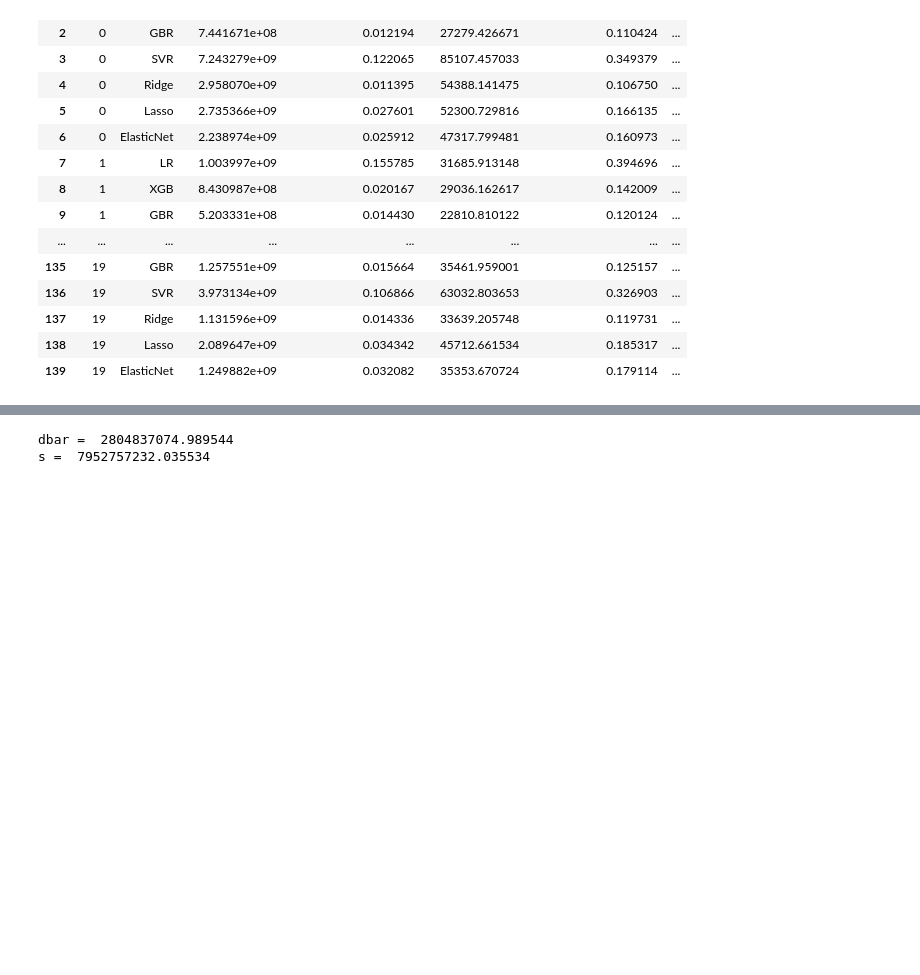
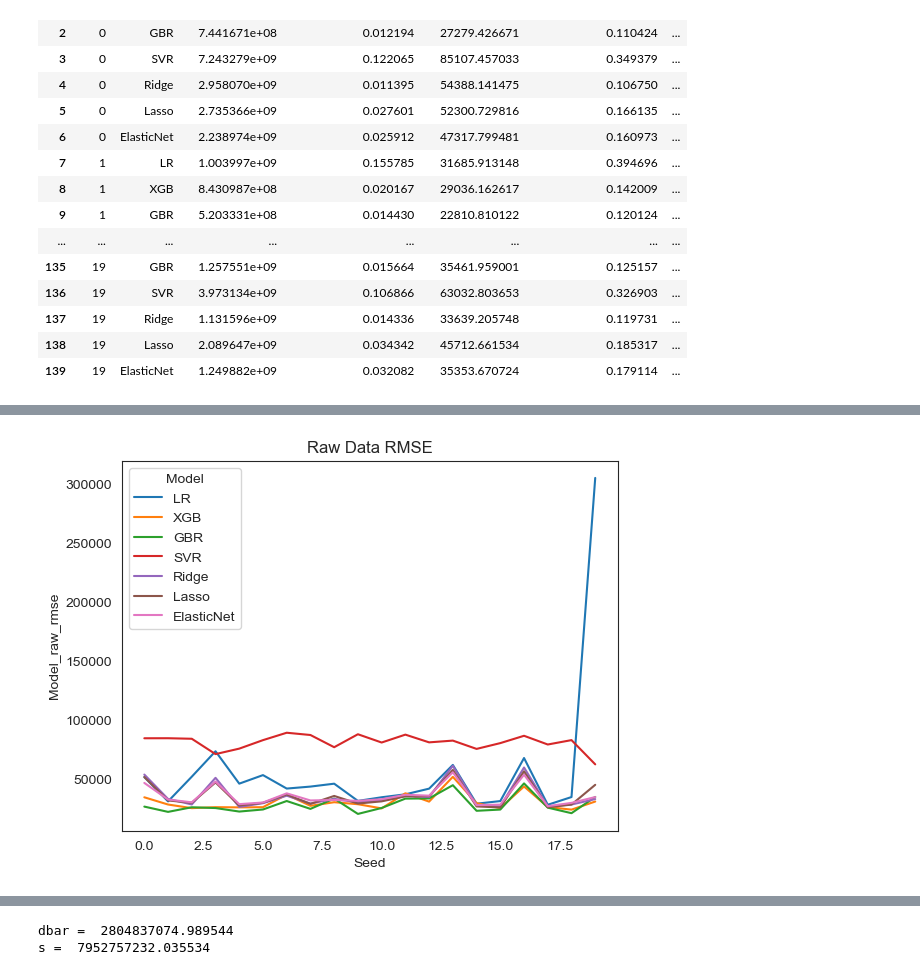
Before and after one commit to lamisgosu11/House-price-predictor, a Jupyter notebook: model-compare.ipynb, the cells around one changed output, grey strips where cells are left out. Drawn from its saved outputs; the diff is of its cells as text; code cells hidden in the pictures; blank space fills up the shorter version.

```diff
--- a/model-compare.ipynb
+++ b/model-compare.ipynb
@@ -573,0 +581,7 @@ pd.DataFrame(CV)
+# %%
+#line plot for the change of rmse of each model with the change of seed (raw)
+sns.lineplot(x='Seed', y='Model_raw_rmse', hue='Model', data=CV)
+plt.title('Raw Data RMSE')
+plt.show()
+# %% [output]
+[figure, added]
```
Also changed, not shown: parts of 10 cells of this notebook.
